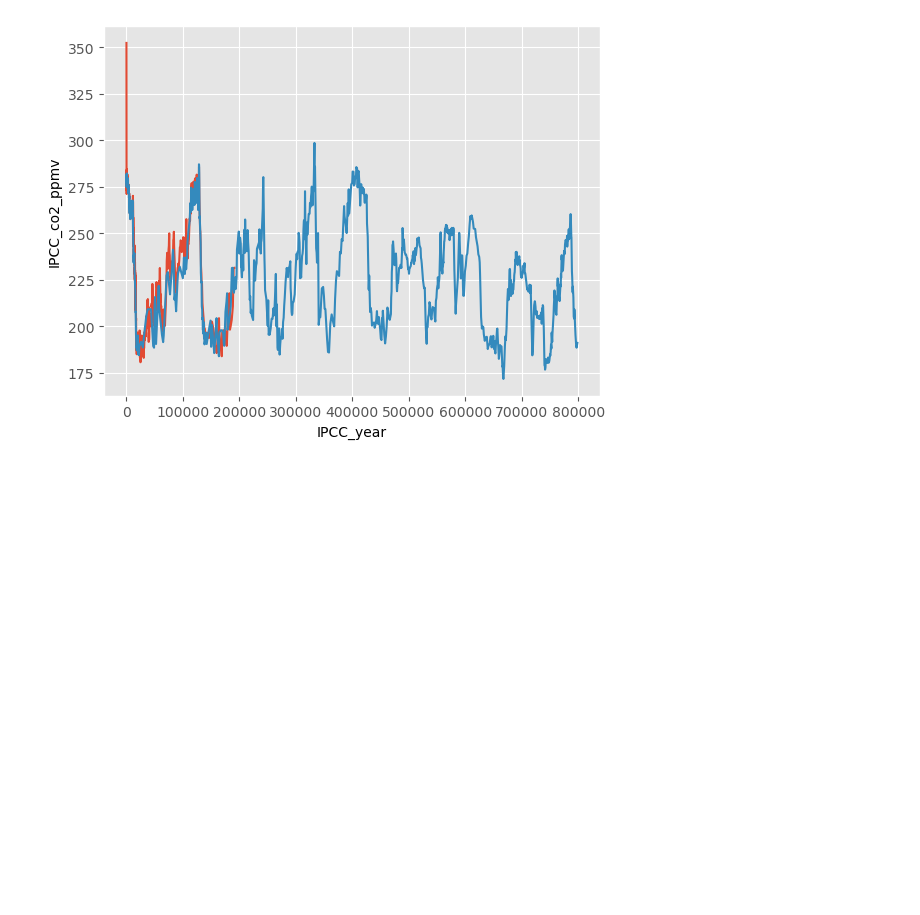
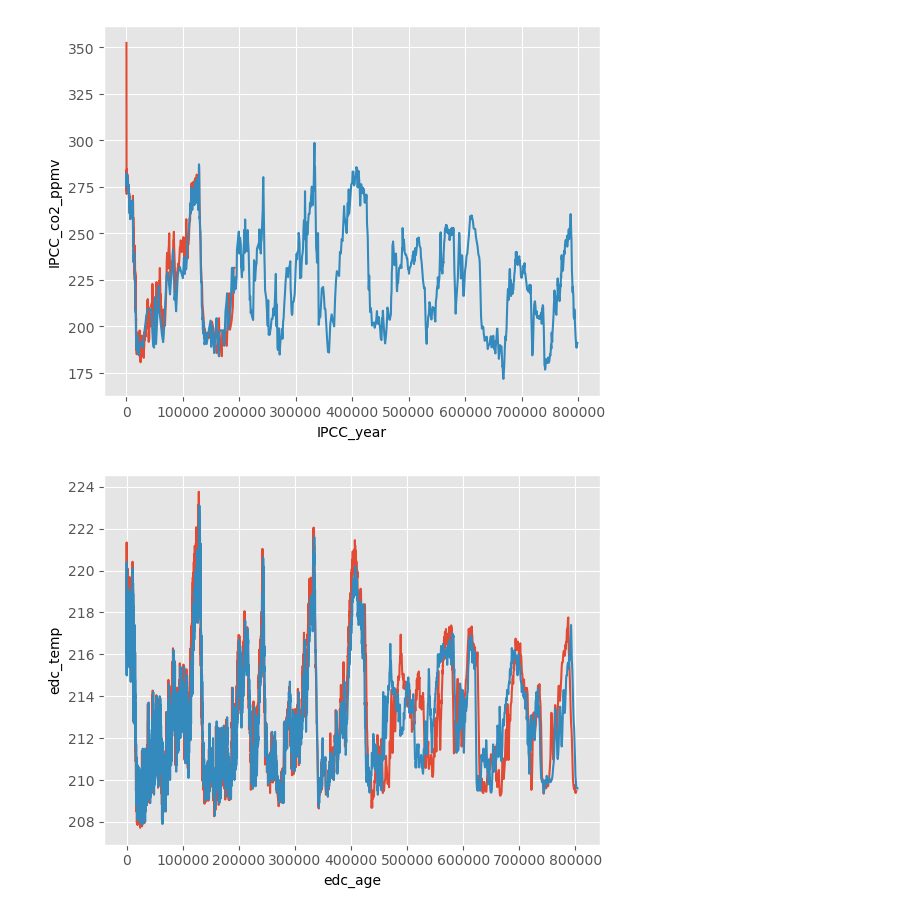
Before and after one commit to decvfox/PfDA_Project_2, a Jupyter notebook: project_2.ipynb, the cells around one changed output. Saved outputs shown, nothing was run; the diff lists cells and outputs as text; code cells hidden in the pictures; blank space fills up the shorter version.

Commit message:
temp plots

```diff
--- a/project_2.ipynb
+++ b/project_2.ipynb
@@ -99,3 +73,24 @@ plt.show()
 [figure]
 # %%
 df.to_csv('data/csv_files/co2_data.csv')
+# %%
+df5=pd.read_csv('data/csv_files/edc3deuttemp_2007.csv')
+df6=pd.read_csv('data/csv_files/epicaDC_deuttemp_EDC3-AICC.csv', encoding = "ISO-8859-1")
+# %%
+df_temp = pd.DataFrame().assign(edc_age =df5['Age'], edc_temp_anomaly = df5['Temperature'])
+df_temp.insert(2, 'epica_age', df6['EDC3béta'])
+df_temp.insert(3, 'epica_temp', df6['temp'])
+
+df_temp['edc_temp'] = df_temp['edc_temp_anomaly']
+temp_column = df_temp['edc_temp']
+def add_offset(x):
+    x += 218.3
+    return x
+new_temp_column = temp_column.apply(add_offset)
+df_temp['edc_temp'] = new_temp_column
+# %%
+sns.lineplot(x = 'edc_age', y = 'edc_temp', data=df_temp)
+sns.lineplot(x = 'epica_age', y = 'epica_temp', data=df_temp)
+plt.show()
+# %% [output]
+[figure, added]
```
Also changed, not shown: parts of 2 cells of this notebook, 2 other files.
